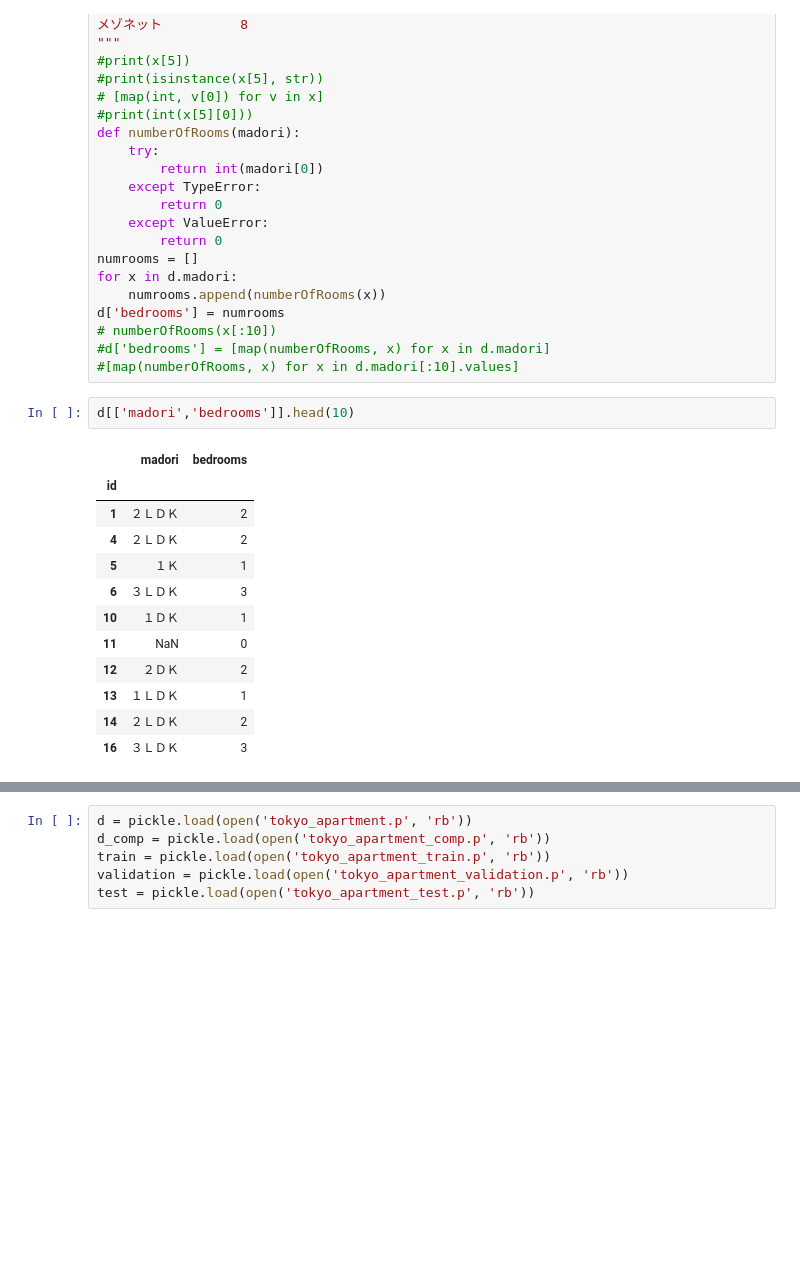
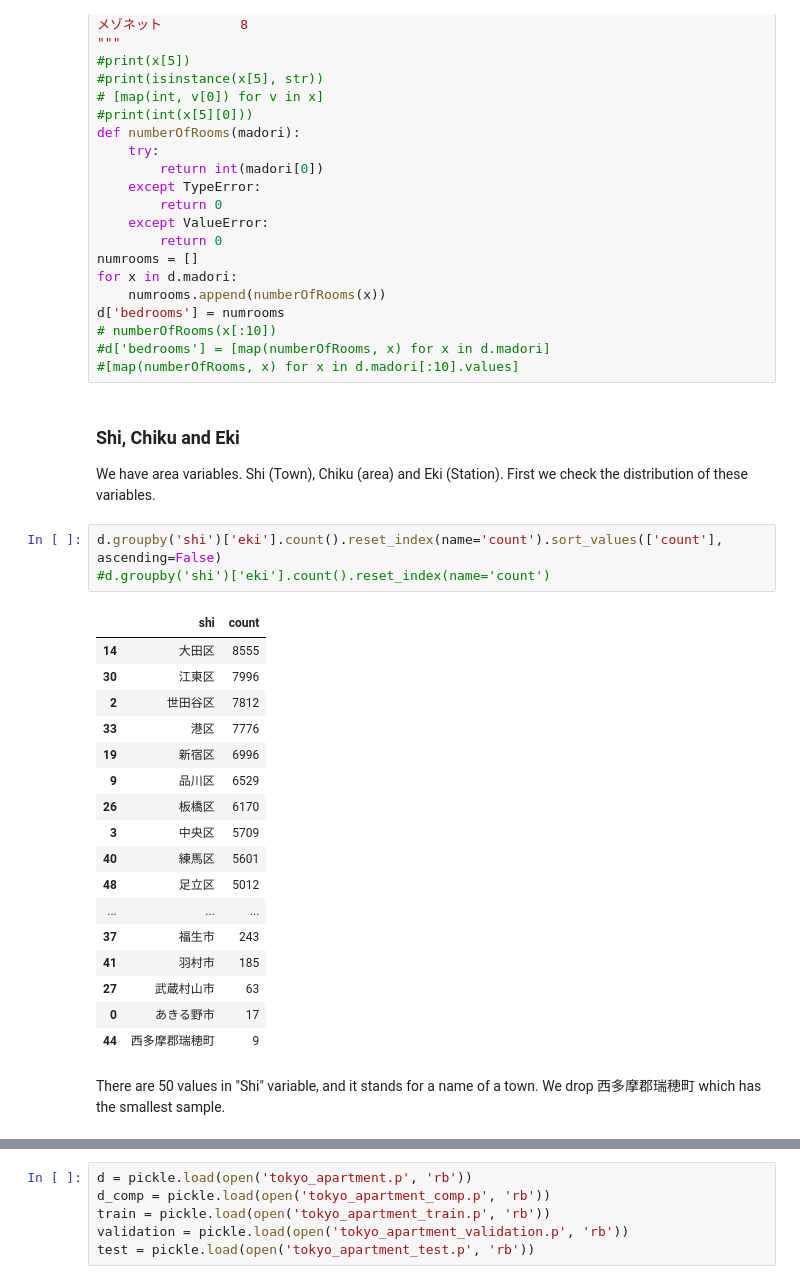
Before and after one commit to stubz/machine-learning, a Jupyter notebook: projects/capstone/tokyo_housing_data_analysis.ipynb, the cells around one changed output, grey strips where cells are left out. Cells and saved outputs as stored; diff of their text form; blank space fills up the shorter version.

```diff
--- a/projects/capstone/tokyo_housing_data_analysis.ipynb
+++ b/projects/capstone/tokyo_housing_data_analysis.ipynb
@@ -470,18 +476,29 @@ d['bedrooms'] = numrooms
 # numberOfRooms(x[:10])
 #d['bedrooms'] = [map(numberOfRooms, x) for x in d.madori]
 #[map(numberOfRooms, x) for x in d.madori[:10].values]
-# %%
-d[['madori','bedrooms']].head(10)
-# %% [output]
-|  | madori | bedrooms |
-| id |  |  |
-| 1 | ２ＬＤＫ | 2 |
-| 4 | ２ＬＤＫ | 2 |
-| 5 | １Ｋ | 1 |
-| 6 | ３ＬＤＫ | 3 |
-| 10 | １ＤＫ | 1 |
-| 11 | NaN | 0 |
-| 12 | ２ＤＫ | 2 |
-| 13 | １ＬＤＫ | 1 |
-| 14 | ２ＬＤＫ | 2 |
-| 16 | ３ＬＤＫ | 3 |
+# %% [markdown]
+### Shi, Chiku and Eki
+We have area variables. Shi (Town), Chiku (area) and Eki (Station). First we check the distribution of these variables.
+# %%
+d.groupby('shi')['eki'].count().reset_index(name='count').sort_values(['count'], ascending=False)
+#d.groupby('shi')['eki'].count().reset_index(name='count')
+# %% [output]
+|  | shi | count |
+| 14 | 大田区 | 8555 |
+| 30 | 江東区 | 7996 |
+| 2 | 世田谷区 | 7812 |
+| 33 | 港区 | 7776 |
+| 19 | 新宿区 | 6996 |
+| 9 | 品川区 | 6529 |
+| 26 | 板橋区 | 6170 |
+| 3 | 中央区 | 5709 |
+| 40 | 練馬区 | 5601 |
+| 48 | 足立区 | 5012 |
+| ... | ... | ... |
+| 37 | 福生市 | 243 |
+| 41 | 羽村市 | 185 |
+| 27 | 武蔵村山市 | 63 |
+| 0 | あきる野市 | 17 |
+| 44 | 西多摩郡瑞穂町 | 9 |
+# %% [markdown]
+There are 50 values in "Shi" variable, and it stands for a name of a town. We drop 西多摩郡瑞穂町 which has the smallest sample.
```
Also changed, not shown: parts of 25 cells of this notebook, 5 other files.
